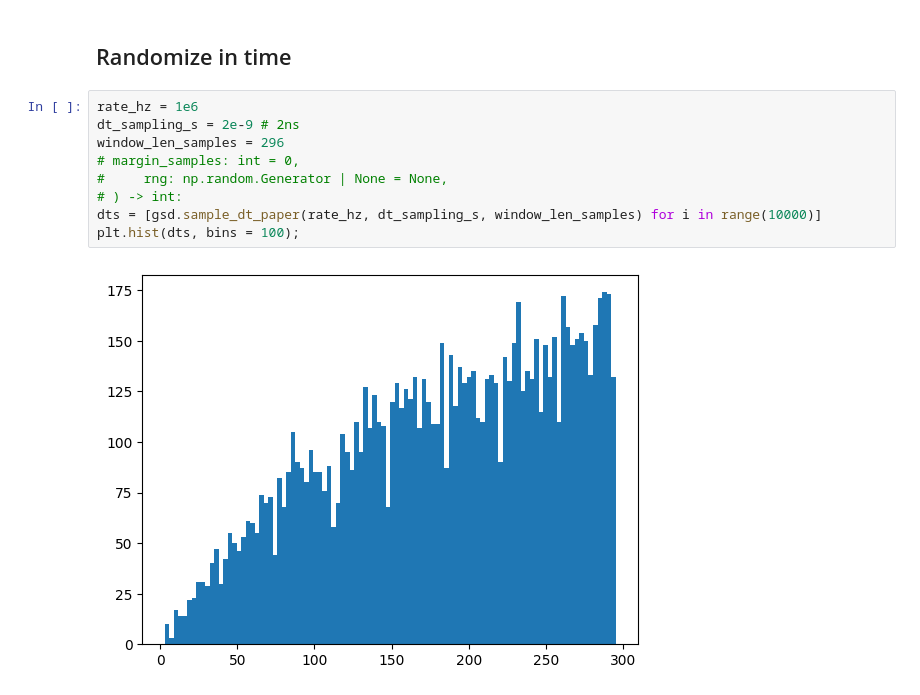
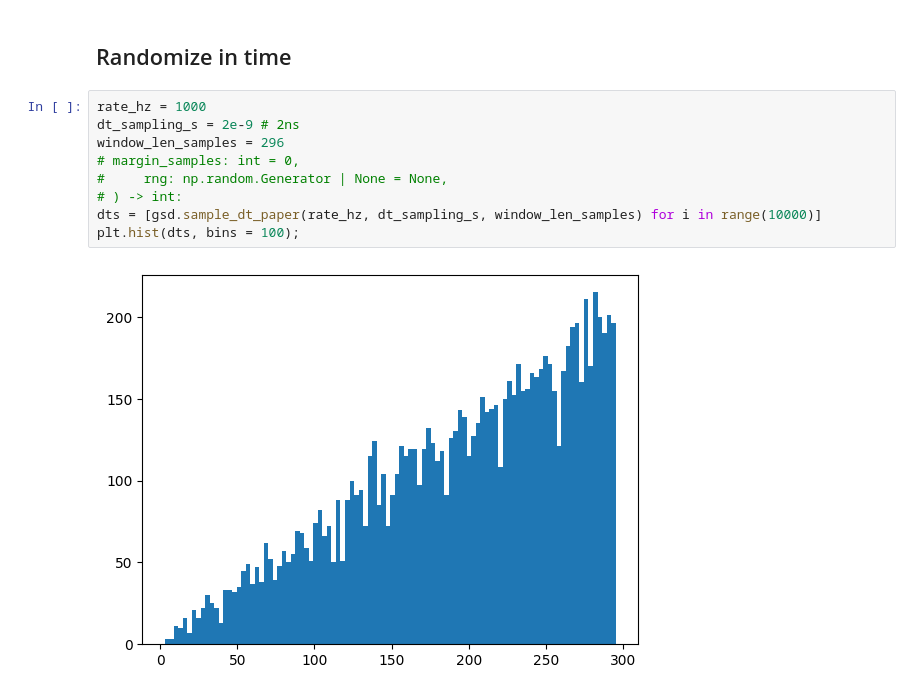
Before and after one commit to eberthol/PSD_GMVA_paper, a Jupyter notebook: synthetic_data/SyntheticData_pileup.ipynb, the cells around one changed output. Drawn from its saved outputs; the diff is of its cells as text.

```diff
--- a/synthetic_data/SyntheticData_pileup.ipynb
+++ b/synthetic_data/SyntheticData_pileup.ipynb
@@ -153,16 +153,16 @@ axs.grid();
 # %% [markdown]
 ## Randomize in time
 # %%
-rate_hz = 1e6
+rate_hz = 1000
 dt_sampling_s = 2e-9 # 2ns
 window_len_samples = 296
 # margin_samples: int = 0,
 #     rng: np.random.Generator | None = None,
 # ) -> int:
 dts = [gsd.sample_dt_paper(rate_hz, dt_sampling_s, window_len_samples) for i in range(10000)]
 plt.hist(dts, bins = 100);
 # %% [output]
-[figure, old version]
+[figure, new version]
 # %%
 pileup, time_shift = gsd.generate_random_pileup_event(
         templates_n_norm, templates_g_norm, bin_centers,
```
Also changed, not shown: parts of 9 cells of this notebook, 2 other files.
